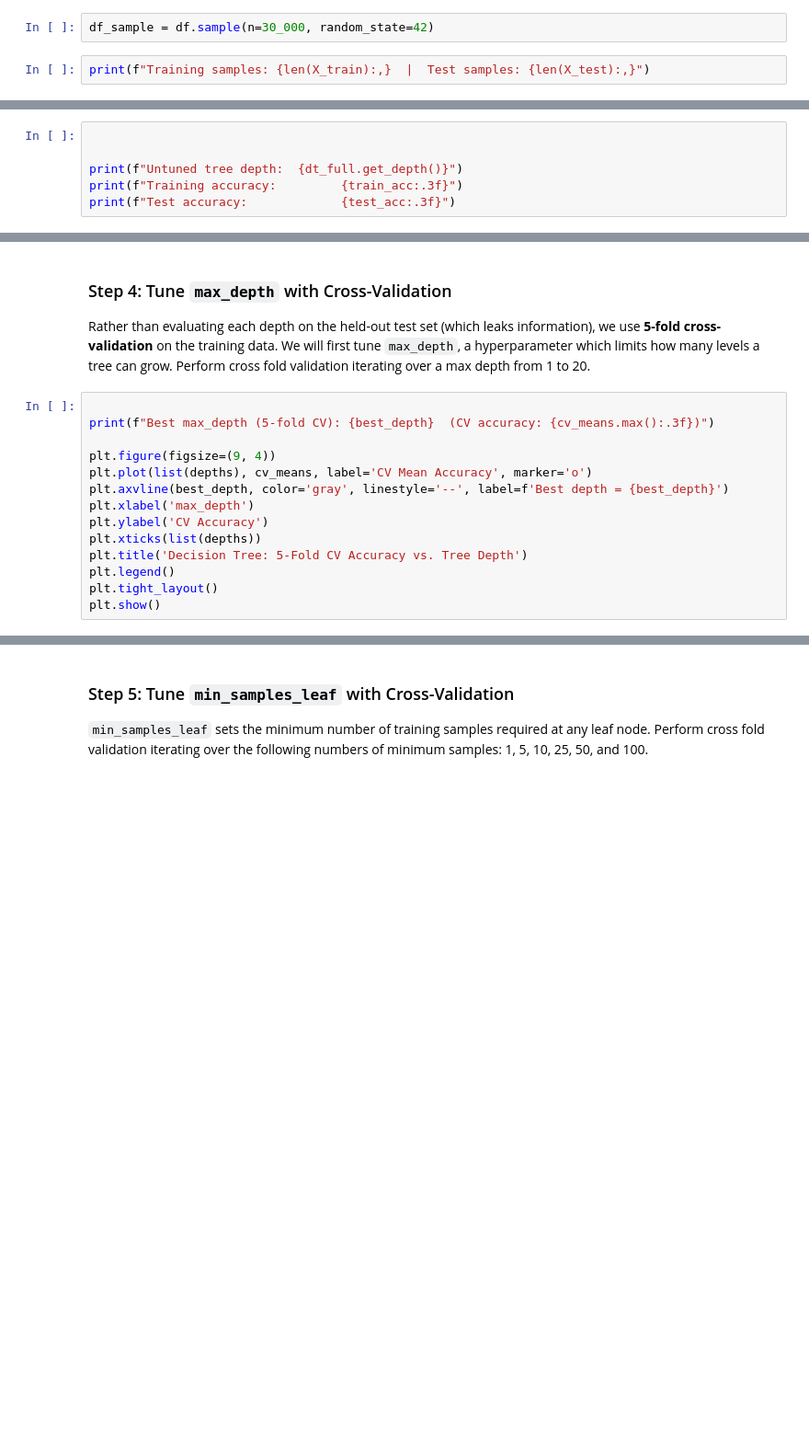
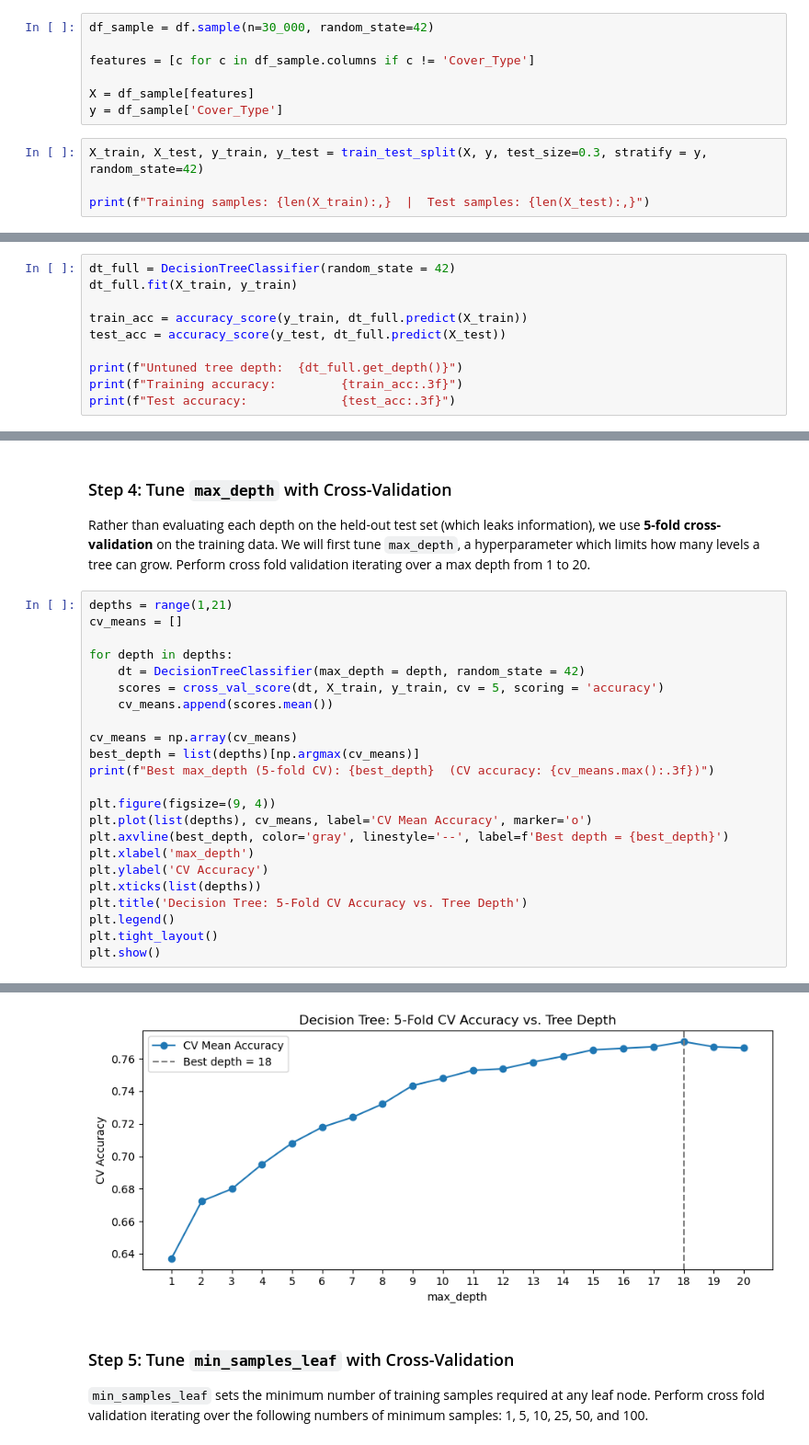
Before and after one commit to pfnorton39/weekly-lab-templates, a Jupyter notebook: lab6/lab6.ipynb, the cells around one changed output, grey strips where cells are left out. Shown at 92% size. Drawn from its saved outputs; the diff is of its cells as text; blank space fills up the shorter version.

```diff
--- a/lab6/lab6.ipynb
+++ b/lab6/lab6.ipynb
@@ -55,5 +55,12 @@ The Forest Cover Type dataset is already clean and fully numeric, meaning all fe
 No encoding or scaling is needed. We will sample 30,000 rows to keep lab runtimes manageable.
 # %%
 df_sample = df.sample(n=30_000, random_state=42)
+
+features = [c for c in df_sample.columns if c != 'Cover_Type']
+
+X = df_sample[features]
+y = df_sample['Cover_Type']
 # %%
+X_train, X_test, y_train, y_test = train_test_split(X, y, test_size=0.3, stratify = y, random_state=42)
+
 print(f"Training samples: {len(X_train):,}  |  Test samples: {len(X_test):,}")
@@ -64,5 +73,9 @@ To start, we willfit a decision tree without specifying any hyperparameters.
 # %%
+dt_full = DecisionTreeClassifier(random_state = 42)
+dt_full.fit(X_train, y_train)
 
+train_acc = accuracy_score(y_train, dt_full.predict(X_train))
+test_acc = accuracy_score(y_test, dt_full.predict(X_test))
 
 print(f"Untuned tree depth:  {dt_full.get_depth()}")
 print(f"Training accuracy:         {train_acc:.3f}")
@@ -74,7 +91,16 @@ print(f"Test accuracy:             {test_acc:.3f}")
 
 Rather than evaluating each depth on the held-out test set (which leaks information), we use **5-fold cross-validation** on the training data. We will first tune `max_depth`, a hyperparameter which limits how many levels a tree can grow. Perform cross fold validation iterating over a max depth from 1 to 20.
 # %%
+depths = range(1,21)
+cv_means = []
 
+for depth in depths:
+    dt = DecisionTreeClassifier(max_depth = depth, random_state = 42)
+    scores = cross_val_score(dt, X_train, y_train, cv = 5, scoring = 'accuracy')
+    cv_means.append(scores.mean())
+
+cv_means = np.array(cv_means)
+best_depth = list(depths)[np.argmax(cv_means)]
 print(f"Best max_depth (5-fold CV): {best_depth}  (CV accuracy: {cv_means.max():.3f})")
 
 plt.figure(figsize=(9, 4))
@@ -87,3 +113,4 @@ plt.title('Decision Tree: 5-Fold CV Accuracy vs. Tree Depth')
 plt.legend()
 plt.tight_layout()
 plt.show()
+# %% [output]
@@ -90,3 +118,4 @@ plt.show()
+[figure, added]
 # %% [markdown]
 ### Step 5: Tune `min_samples_leaf` with Cross-Validation
 
```
Also changed, not shown: parts of 11 cells of this notebook.
